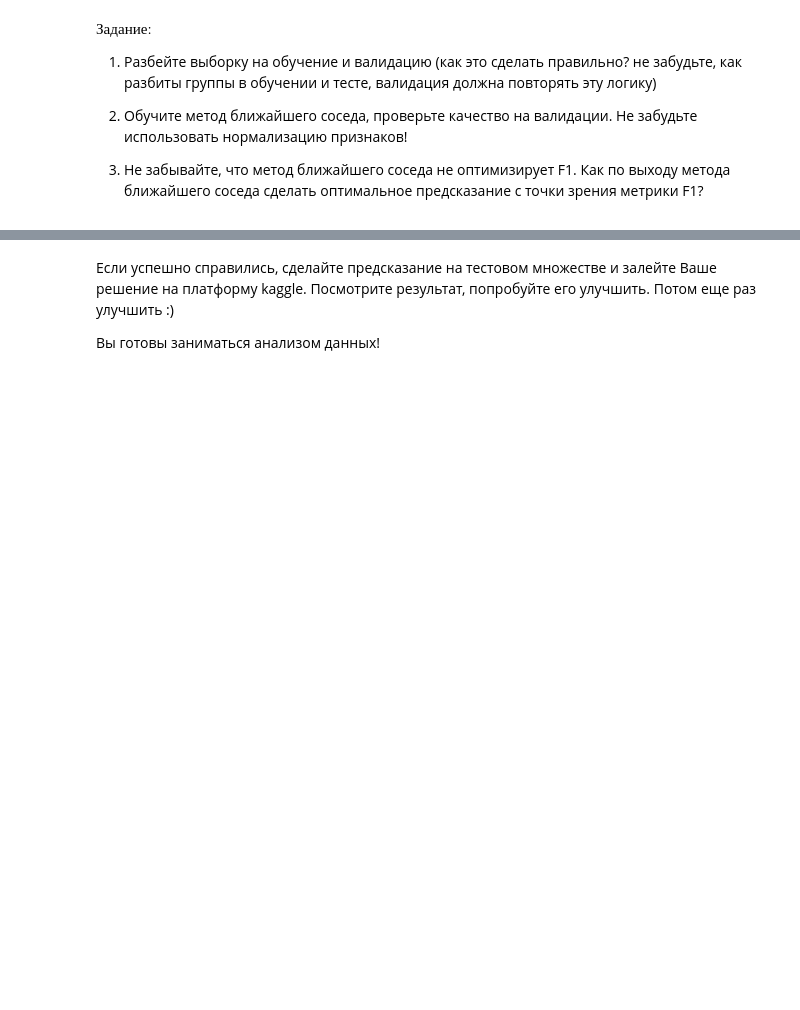
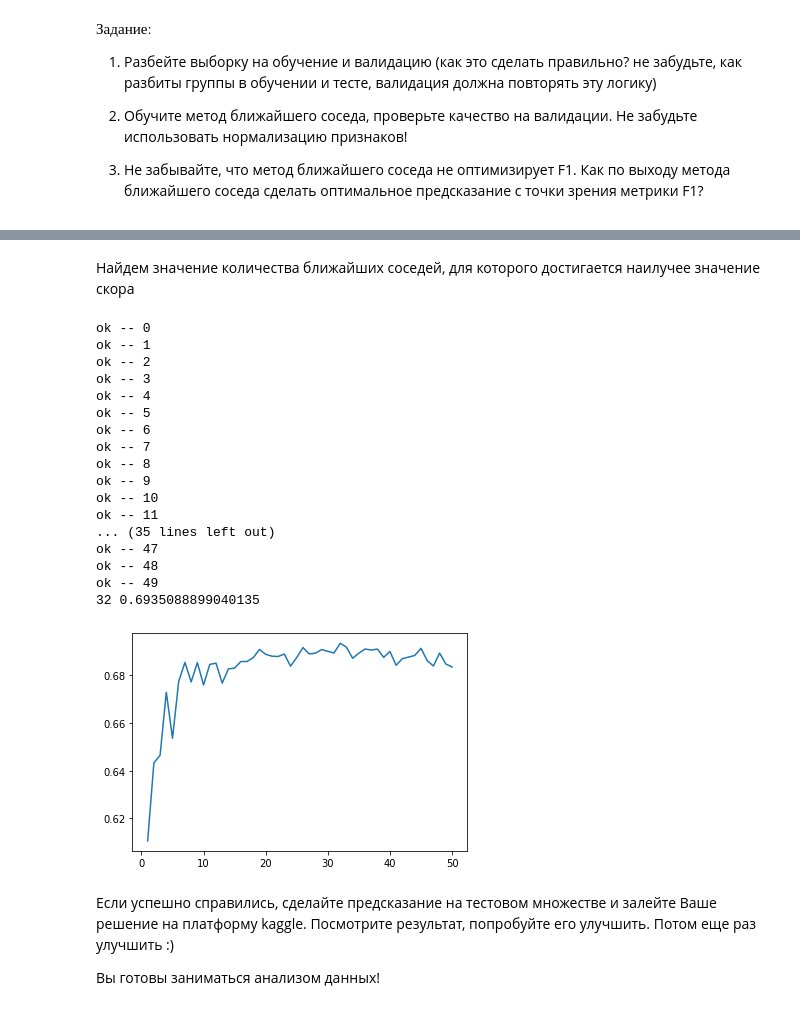
Before and after one commit to r-kasp/msu_ml_autumn2020, a Jupyter notebook: project/project.ipynb, the cells around one changed output, grey strips where cells are left out. Saved outputs shown, nothing was run; the diff lists cells and outputs as text; code cells hidden in the pictures; blank space fills up the shorter version.

```diff
--- a/project/project.ipynb
+++ b/project/project.ipynb
@@ -280,3 +439,51 @@ f1_score(y_validation, y_validation_predict)
+# %% [markdown]
+Найдем значение количества ближайших соседей, для которого достигается наилучее значение скора
+# %%
+k_n = []
+k_index = 0
+cnt = 0
+for k_nei in range(1, 51):
+    cur_res = []
+    for j in range(15):
+        X_subtrain, X_validation, y_subtrain, y_validation = train_test_split(X_train, y_train, test_size = 0.3)
+
+        clf = KNeighborsRegressor(n_neighbors=k_nei, algorithm='kd_tree')
+        clf.fit(X_subtrain, y_subtrain)
+
+        y_validation_predict = clf.predict(X_validation)
+        for i in np.where(y_validation_predict >= val[index]):
+            y_validation_predict[i] = 1
+        for i in np.where(y_validation_predict < val[index]):
+            y_validation_predict[i] = 0
+
+        cur_res.append(f1_score(y_validation, y_validation_predict))
+    k_n.append(sum(cur_res) / len(cur_res))
+    if k_n[-1] > k_n[k_index]:
+        k_index = len(k_n) - 1
+    print("ok -- {}".format(cnt))
+    cnt += 1
+
+plt.plot(range(1, 51), k_n)
+print(k_index + 1, k_n[k_index])
+# %% [output]
+ok -- 0
+ok -- 1
+ok -- 2
+ok -- 3
+ok -- 4
+ok -- 5
+ok -- 6
+ok -- 7
+ok -- 8
+ok -- 9
+ok -- 10
+ok -- 11
+... (35 lines left out)
+ok -- 47
+ok -- 48
+ok -- 49
+32 0.6935088899040135
+[figure, added]
 # %% [markdown]
 Если успешно справились, сделайте предсказание на тестовом множестве и залейте Ваше решение на платформу kaggle.  Посмотрите результат, попробуйте его улучшить. Потом еще раз улучшить :)
 
```
Also changed, not shown: parts of 19 cells of this notebook.
